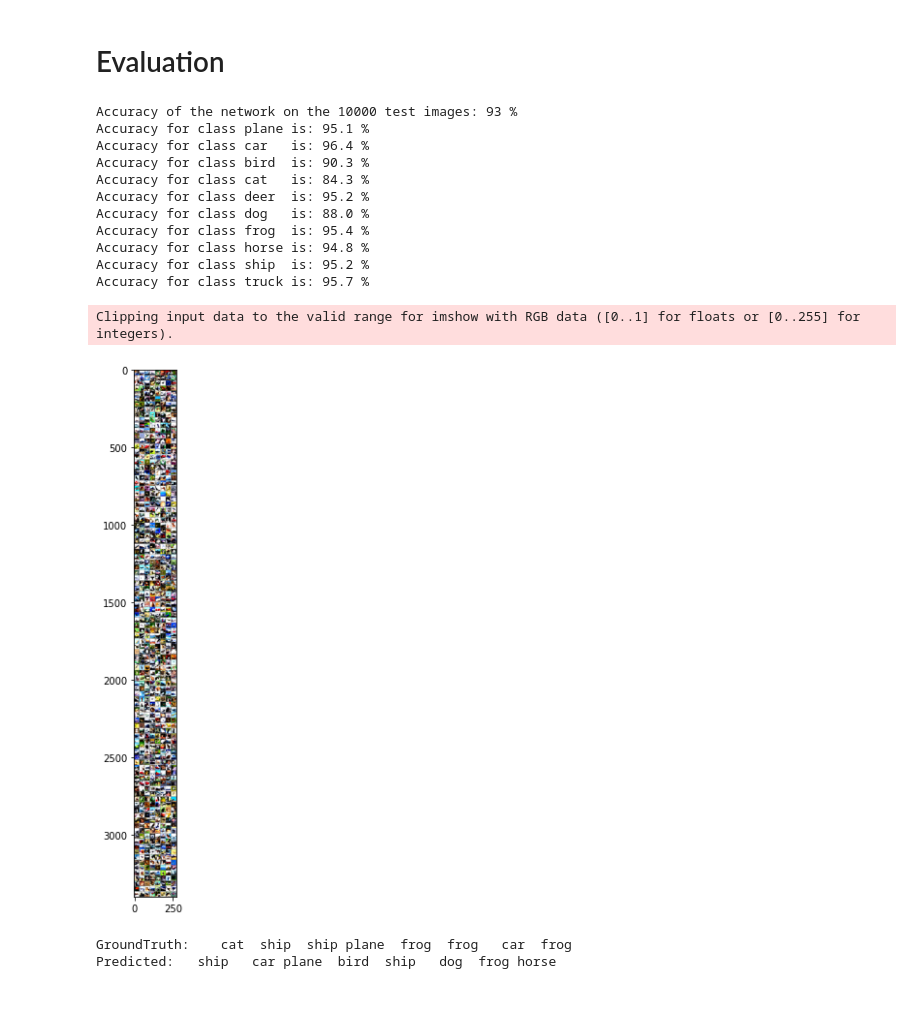
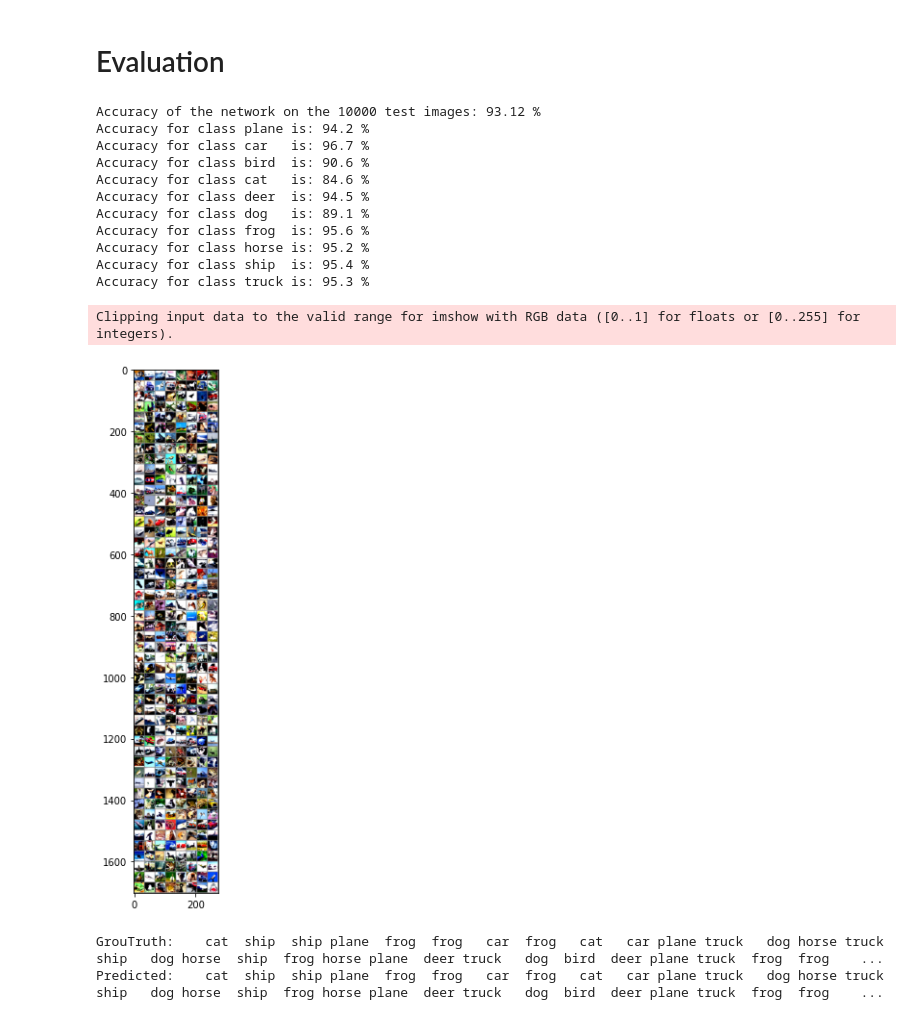
Before and after one commit to BBulMushroom/CIFAR_10_classification, a Jupyter notebook: CNN_Baseline.ipynb, the cells around one changed output. Saved outputs shown, nothing was run; the diff lists cells and outputs as text; code cells hidden in the pictures.

```diff
--- a/CNN_Baseline.ipynb
+++ b/CNN_Baseline.ipynb
@@ -84,18 +105,20 @@ train_transform = transforms.Compose(
     [transforms.ToTensor(),
      transforms.RandomCrop(32, padding=4, padding_mode = 'reflect'),
      transforms.RandomHorizontalFlip(),
-     transforms.Normalize((0.4914, 0.4822, 0.4465), (0.2023, 0.1994, 0.2010), inplace=True)]
-    )
+     transforms.Normalize((0.49139968, 0.48215841, 0.44653091), (0.24703223, 0.24348513, 0.26158784), inplace=True)
+     #transforms.Normalize((0.4914, 0.4822, 0.4465), (0.2023, 0.1994, 0.2010), inplace=True)
+     ])
 test_transform = transforms.Compose(
     [transforms.ToTensor(),
-     transforms.Normalize((0.4914, 0.4822, 0.4465), (0.2023, 0.1994, 0.2010))]
-    )
+     transforms.Normalize((0.49421428, 0.48513139, 0.45040909), (0.24665252, 0.24289226, 0.26159238), inplace=True)
+     #transforms.Normalize((0.4914, 0.4822, 0.4465), (0.2023, 0.1994, 0.2010), inplace=True)
+     ])
 
 # Dataset. 변경 불가
 trainset = torchvision.datasets.CIFAR10(root='./data', train=True, download=True, transform=train_transform)
 testset = torchvision.datasets.CIFAR10(root='./data', train=False, download=True, transform=test_transform)
 trainloader = torch.utils.data.DataLoader(trainset, batch_size=batch_size, shuffle=True, num_workers=2, pin_memory=True)
-testloader = torch.utils.data.DataLoader(testset, batch_size=batch_size*2, num_workers=2, pin_memory=True)
+testloader = torch.utils.data.DataLoader(testset, batch_size=batch_size, num_workers=2, pin_memory=True)
 # %% [output]
 Drive already mounted at /content/gdrive; to attempt to forcibly remount, call drive.mount("/content/gdrive", force_remount=True).
 cuda:0 is available
@@ -229,7 +273,7 @@ Accuracy of the network on the 10000 test images: 82 %
 # 수정
 net = ResNet9(3, 10)
 net.to(device)
-net.load_state_dict(torch.load('/content/gdrive/Shareddrives/전자공학종합설계/ResNet//model_ckpt.pt')) # 저장된 모델 불러오기
+net.load_state_dict(torch.load('/content/gdrive/Shareddrives/전자공학종합설계/ResNet9//model_ckpt.pt')) # 저장된 모델 불러오기
 
 
 # 이하 전체 수정 불가
@@ -253,8 +297,8 @@ with torch.no_grad():
                 correct_pred[classes[label]] += 1
             total_pred[classes[label]] += 1
 
-print('Accuracy of the network on the 10000 test images: %d %%' % (
-    100 * correct / total))
+print('Accuracy of the network on the 10000 test images: %.2f %%' % (
+    100. * correct / total))
 
 # print accuracy for each class
 for classname, correct_count in correct_pred.items():
@@ -262,45 +306,46 @@ for classname, correct_count in correct_pred.items():
     print("Accuracy for class {:5s} is: {:.1f} %".format(classname,
                                                    accuracy))
 # %% [output]
-Accuracy of the network on the 10000 test images: 93 %
-Accuracy for class plane is: 95.1 %
-Accuracy for class car   is: 96.4 %
-Accuracy for class bird  is: 90.3 %
-Accuracy for class cat   is: 84.3 %
-Accuracy for class deer  is: 95.2 %
-Accuracy for class dog   is: 88.0 %
-Accuracy for class frog  is: 95.4 %
-Accuracy for class horse is: 94.8 %
-Accuracy for class ship  is: 95.2 %
-Accuracy for class truck is: 95.7 %
+Accuracy of the network on the 10000 test images: 93.12 %
+Accuracy for class plane is: 94.2 %
+Accuracy for class car   is: 96.7 %
+Accuracy for class bird  is: 90.6 %
+Accuracy for class cat   is: 84.6 %
+Accuracy for class deer  is: 94.5 %
+Accuracy for class dog   is: 89.1 %
+Accuracy for class frog  is: 95.6 %
+Accuracy for class horse is: 95.2 %
+Accuracy for class ship  is: 95.4 %
+Accuracy for class truck is: 95.3 %
 # %%
 import matplotlib.pyplot as plt
 import numpy as np
 
 def imshow(img):
     img = img / 2 + 0.5     # unnormalize
     npimg = img.numpy()
     plt.figure(figsize=(20,10))
     plt.imshow(np.transpose(npimg, (1, 2, 0)))
     plt.show()
 
 dataiter = iter(testloader)
-images, labels = dataiter.next()
+data = dataiter.next()
+images, labels = data
 
 # print images
 imshow(torchvision.utils.make_grid(images))
-print('GroundTruth: ', ' '.join('%5s' % classes[labels[j]] for j in range(8)))
+print('GrouTruth: ', ' '.join('%5s' % classes[labels[j]] for j in range(50)))
 
-net = ResNet9(3, 10)
-net.to(device)
-net.load_state_dict(torch.load('/content/gdrive/Shareddrives/전자공학종합설계/ResNet//model_ckpt.pt'))
+net.load_state_dict(torch.load('/content/gdrive/Shareddrives/전자공학종합설계/ResNet9//model_ckpt.pt'))
 
+images, labels = data[0].to(device), data[1].to(device)
+outputs = net(images)
 _, predicted = torch.max(outputs, 1)
 
 print('Predicted: ', ' '.join('%5s' % classes[predicted[j]]
-                              for j in range(8)))
+                              for j in range(50)))
 # %% [output]
 Clipping input data to the valid range for imshow with RGB data ([0..1] for floats or [0..255] for integers).
-[figure, old version]
+[figure, new version]
-GroundTruth:    cat  ship  ship plane  frog  frog   car  frog
-Predicted:   ship   car plane  bird  ship   dog  frog horse
+GrouTruth:    cat  ship  ship plane  frog  frog   car  frog   cat   car plane truck   dog horse truck  ship   dog horse  ship  frog horse plane  deer truck   dog  bird  deer plane truck  frog  frog    ...
+Predicted:    cat  ship  ship plane  frog  frog   car  frog   cat   car plane truck   dog horse truck  ship   dog horse  ship  frog horse plane  deer truck   dog  bird  deer plane truck  frog  frog    ...
```
Also changed, not shown: parts of 4 cells of this notebook.
